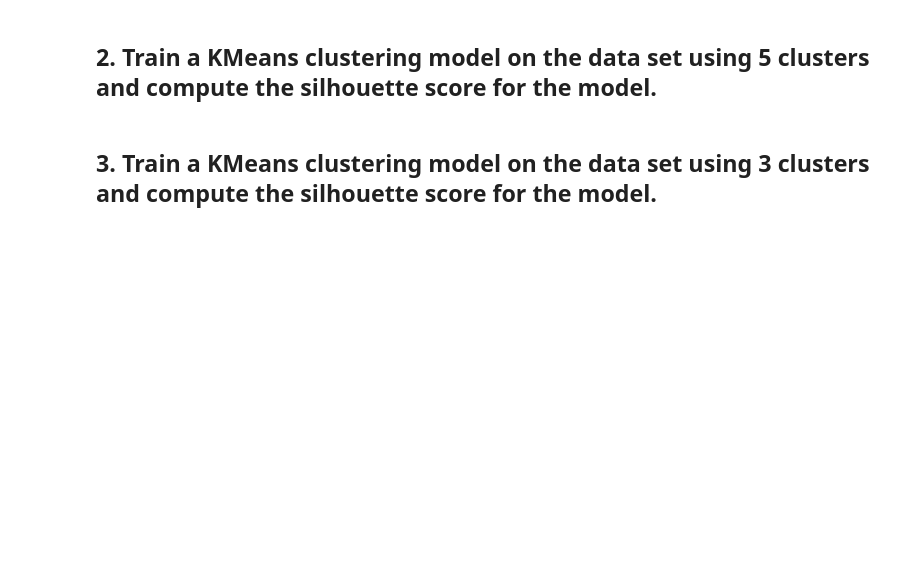
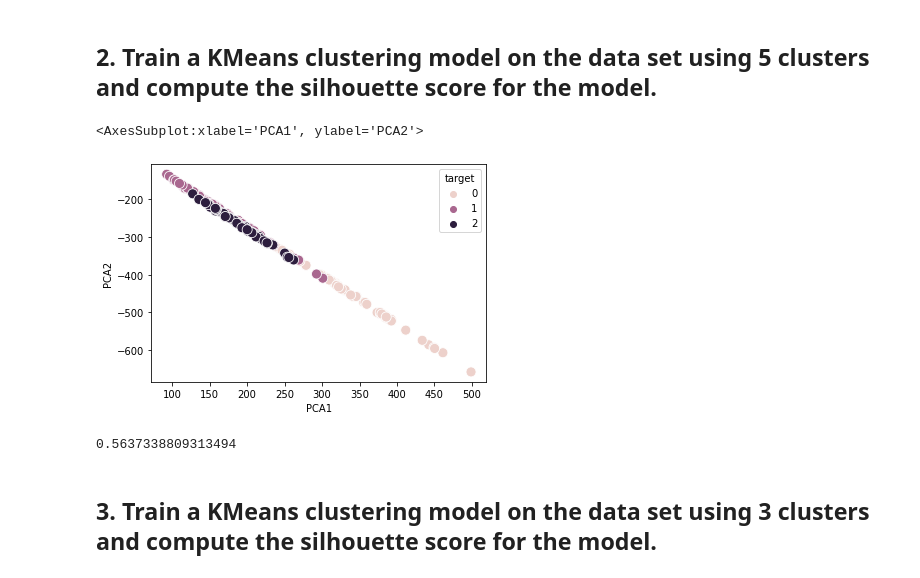
Before and after one commit to Ironhack-Data-Madrid-Febrero-2021/lab-unsupervised-learning-evaluation, a Jupyter notebook: your-code/main.ipynb, the cells around one changed output. Cells and saved outputs as stored; diff of their text form; code cells hidden in the pictures; blank space fills up the shorter version.

```diff
--- a/your-code/main.ipynb
+++ b/your-code/main.ipynb
@@ -31,4 +109,22 @@ ValueError: Could not interpret value `PC1` for parameter `x`
 # %% [markdown]
 ## 2. Train a KMeans clustering model on the data set using 5 clusters and compute the silhouette score for the model.
+# %%
+k_means = KMeans(n_clusters = 5, random_state = 0)
+
+k_means.fit(X)
+
+data['cluster'] = k_means.labels_
+
+sns.scatterplot('PCA1', 'PCA2',
+                data = wine,
+                hue = 'target',
+                s = 100);
+# %% [output]
+<AxesSubplot:xlabel='PCA1', ylabel='PCA2'>
+[figure, added]
+# %%
+silhouette_score(X2, labels = k_means.labels_)
+# %% [output]
+0.5637338809313494
 # %% [markdown]
 ## 3. Train a KMeans clustering model on the data set using 3 clusters and compute the silhouette score for the model.
```
Also changed, not shown: parts of 17 cells of this notebook.
